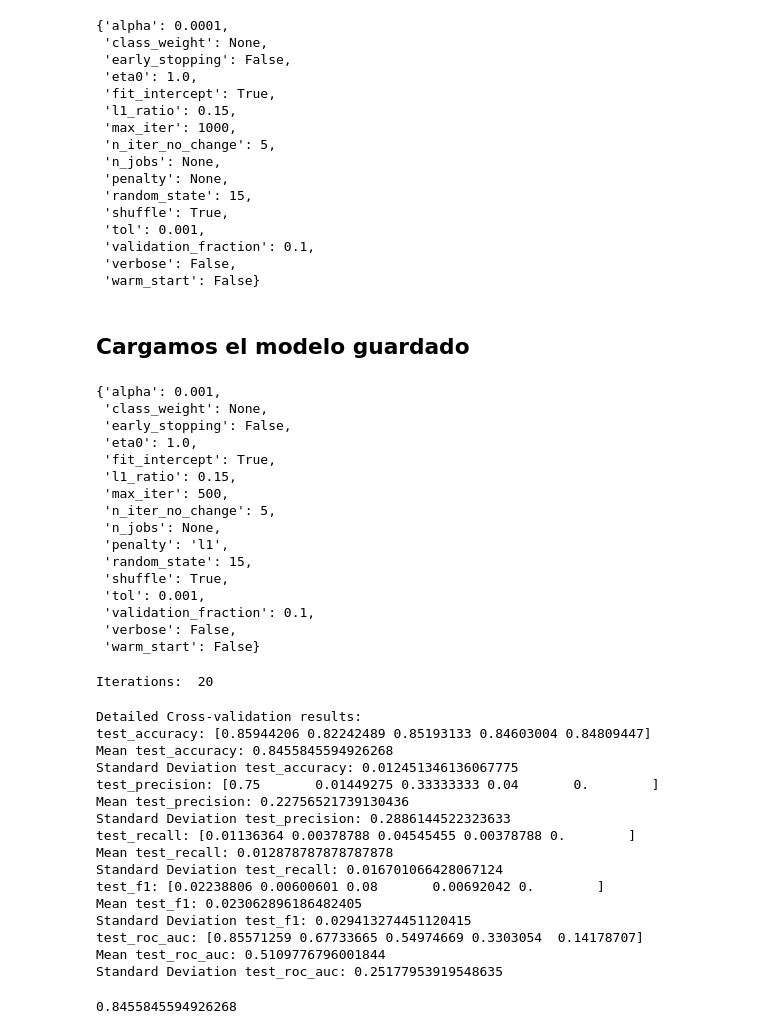
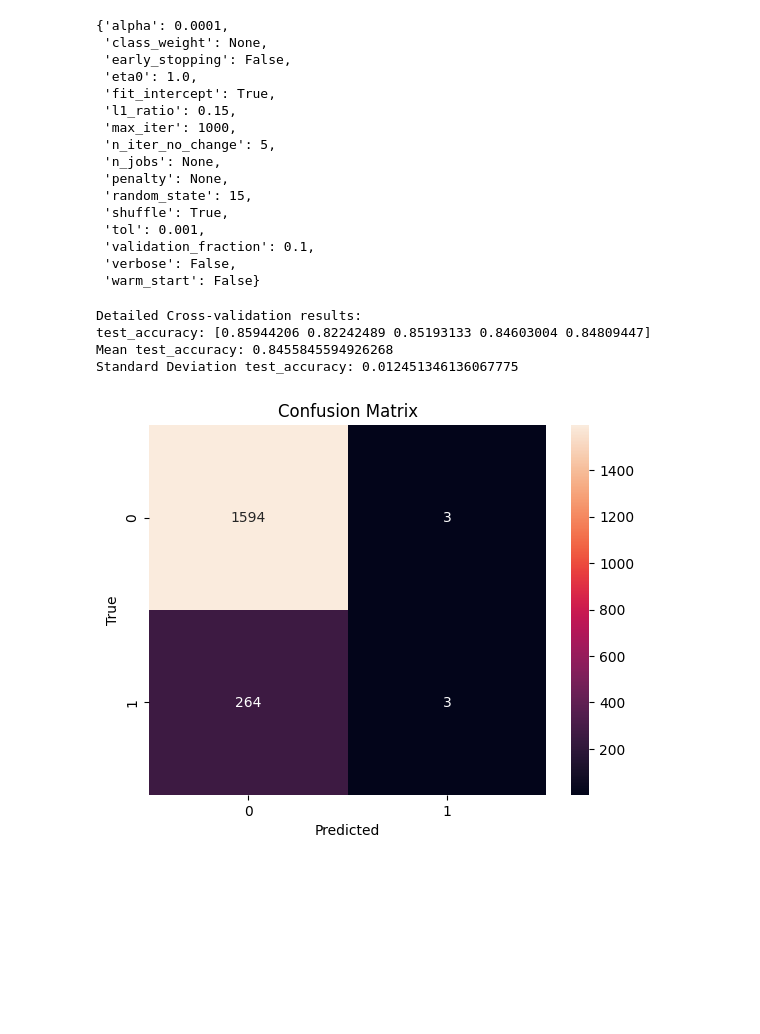
Before and after one commit to VictorRegueira/VARR_Bourbaki, a Jupyter notebook: WorkingAnalyst/Mod1/VARR_WorkingAnalyst_Mod1_Clasificacion.ipynb, the cells around one changed output. Drawn from its saved outputs; the diff is of its cells as text; code cells hidden in the pictures; blank space fills up the shorter version.

```diff
--- a/WorkingAnalyst/Mod1/VARR_WorkingAnalyst_Mod1_Clasificacion.ipynb
+++ b/WorkingAnalyst/Mod1/VARR_WorkingAnalyst_Mod1_Clasificacion.ipynb
@@ -395,42 +453,12 @@ model.get_params(deep=True)
  'validation_fraction': 0.1,
  'verbose': False,
  'warm_start': False}
-# %% [markdown]
-## Cargamos el modelo guardado
-# %%
-clf = joblib.load('best_model.pkl')
-clf.get_params(deep=True)
-# %% [output]
-{'alpha': 0.001,
- 'class_weight': None,
- 'early_stopping': False,
- 'eta0': 1.0,
- 'fit_intercept': True,
- 'l1_ratio': 0.15,
- 'max_iter': 500,
- 'n_iter_no_change': 5,
- 'n_jobs': None,
- 'penalty': 'l1',
- 'random_state': 15,
- 'shuffle': True,
- 'tol': 0.001,
- 'validation_fraction': 0.1,
- 'verbose': False,
- 'warm_start': False}
-# %%
-print("Iterations: ", clf.n_iter_)
-# %% [output]
-Iterations:  20
 # %%
 from sklearn.model_selection import cross_validate
 
-scoring = {'accuracy': 'accuracy',
-           'precision': 'precision',
-           'recall': 'recall',
-           'f1': 'f1',
-           'roc_auc': 'roc_auc'}
+scoring = {'accuracy': 'accuracy'}
 
-cv_results = cross_validate(model, X, y, cv=5, scoring=scoring)
+cv_results = cross_validate(clf, X, y, cv=5, scoring=scoring)
 
 print("\nDetailed Cross-validation results:")
 for metric, scores in cv_results.items():
@@ -443,19 +471,16 @@ Detailed Cross-validation results:
 test_accuracy: [0.85944206 0.82242489 0.85193133 0.84603004 0.84809447]
 Mean test_accuracy: 0.8455845594926268
 Standard Deviation test_accuracy: 0.012451346136067775
-test_precision: [0.75       0.01449275 0.33333333 0.04       0.        ]
-Mean test_precision: 0.22756521739130436
-Standard Deviation test_precision: 0.2886144522323633
-test_recall: [0.01136364 0.00378788 0.04545455 0.00378788 0.        ]
-Mean test_recall: 0.012878787878787878
-Standard Deviation test_recall: 0.016701066428067124
-test_f1: [0.02238806 0.00600601 0.08       0.00692042 0.        ]
-Mean test_f1: 0.023062896186482405
-Standard Deviation test_f1: 0.029413274451120415
-test_roc_auc: [0.85571259 0.67733665 0.54974669 0.3303054  0.14178707]
-Mean test_roc_auc: 0.5109776796001844
-Standard Deviation test_roc_auc: 0.25177953919548635
-# %%
-cv_results['test_accuracy'].mean()
-# %% [output]
-0.8455845594926268
+# %%
+from sklearn.metrics import confusion_matrix
+
+# Assuming y_test and y_predict are already defined from your previous code
+cm = confusion_matrix(y_test, y_predict)
+
+sns.heatmap(cm, annot=True, fmt='g')
+plt.xlabel('Predicted')
+plt.ylabel('True')
+plt.title('Confusion Matrix')
+plt.show()
+# %% [output]
+[figure, added]
```
Also changed, not shown: parts of 15 cells of this notebook.
